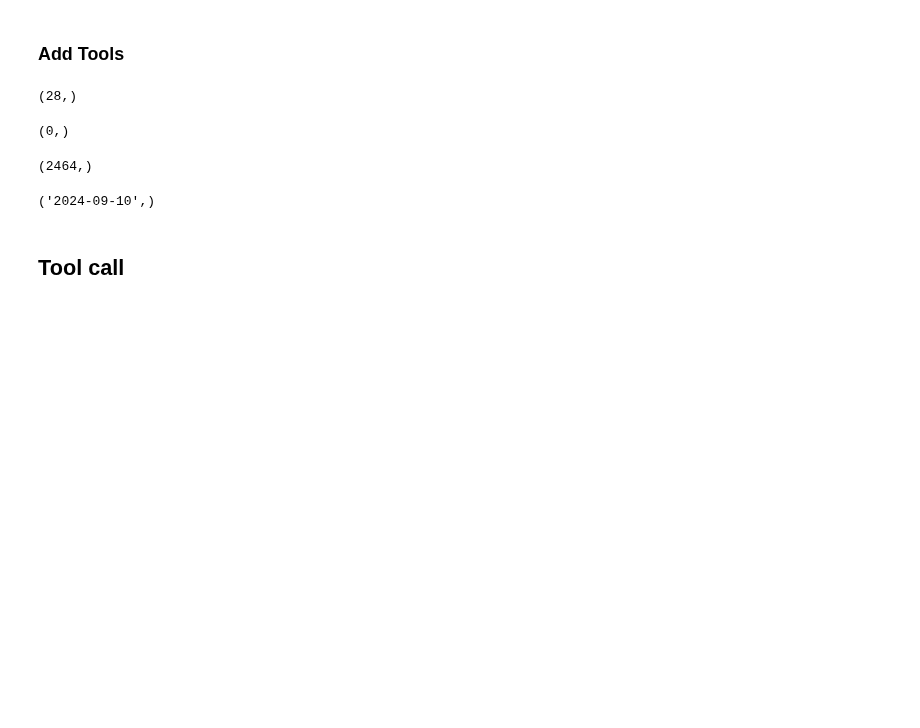
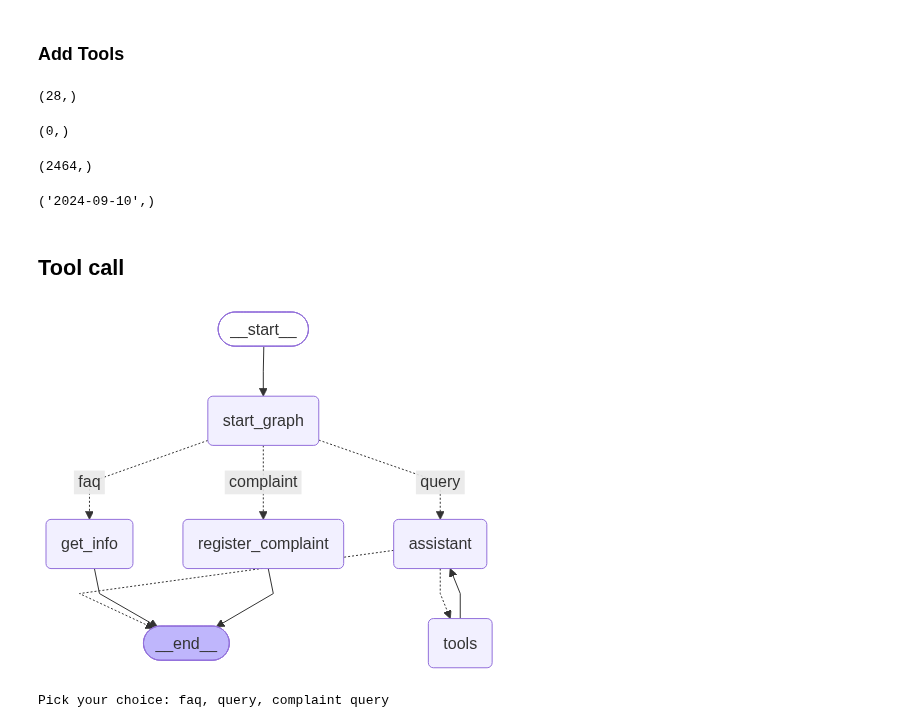
Before and after one commit to vikassrivastava18/Agents, a Jupyter notebook: customer-support/author_support.ipynb, the cells around one changed output. Cells and saved outputs as stored; diff of their text form; code cells hidden in the pictures; blank space fills up the shorter version.

```diff
--- a/customer-support/author_support.ipynb
+++ b/customer-support/author_support.ipynb
@@ -151,6 +176,8 @@ class State(MessagesState):
 def get_user_intent(state: State) -> Literal["faq", "query", "complaint"]:
 
     intent = input("Pick your choice: faq, query, complaint")
+    if not intent in ["faq", "query", "complaint"]:
+        raise AssertionError("incorrect intent provide")
     return intent
 # %%
 def assistant(state: State) -> State:
@@ -178,11 +205,6 @@ def register_complaint(state: State) -> State:
     book_id = state["book"]
     query = state["messages"][-1].content
 
-    logger.warning(
-        "COMPLAINT | book_id=%s | query=%s",
-        book_id,
-        query
-    )
 
     response = AIMessage(
         content=(
@@ -279,7 +301,7 @@ def build_graph():
         "start_graph",
         get_user_intent,
         {
-            "info": "get_info",
+            "faq": "get_info",
             "query": "assistant",
             "complaint": "register_complaint"
         }
@@ -302,3 +324,9 @@ def build_graph():
     )
 
     return react_graph
+# %%
+graph = build_graph()
+# %%
+graph
+# %% [output]
+[figure, added]
@@ -304,0 +345,4 @@ def build_graph():
+# %%
+result = graph.invoke(s, config=config)
+# %% [output]
+Pick your choice: faq, query, complaint query
```
Also changed, not shown: parts of 9 cells of this notebook, 1 other file.
